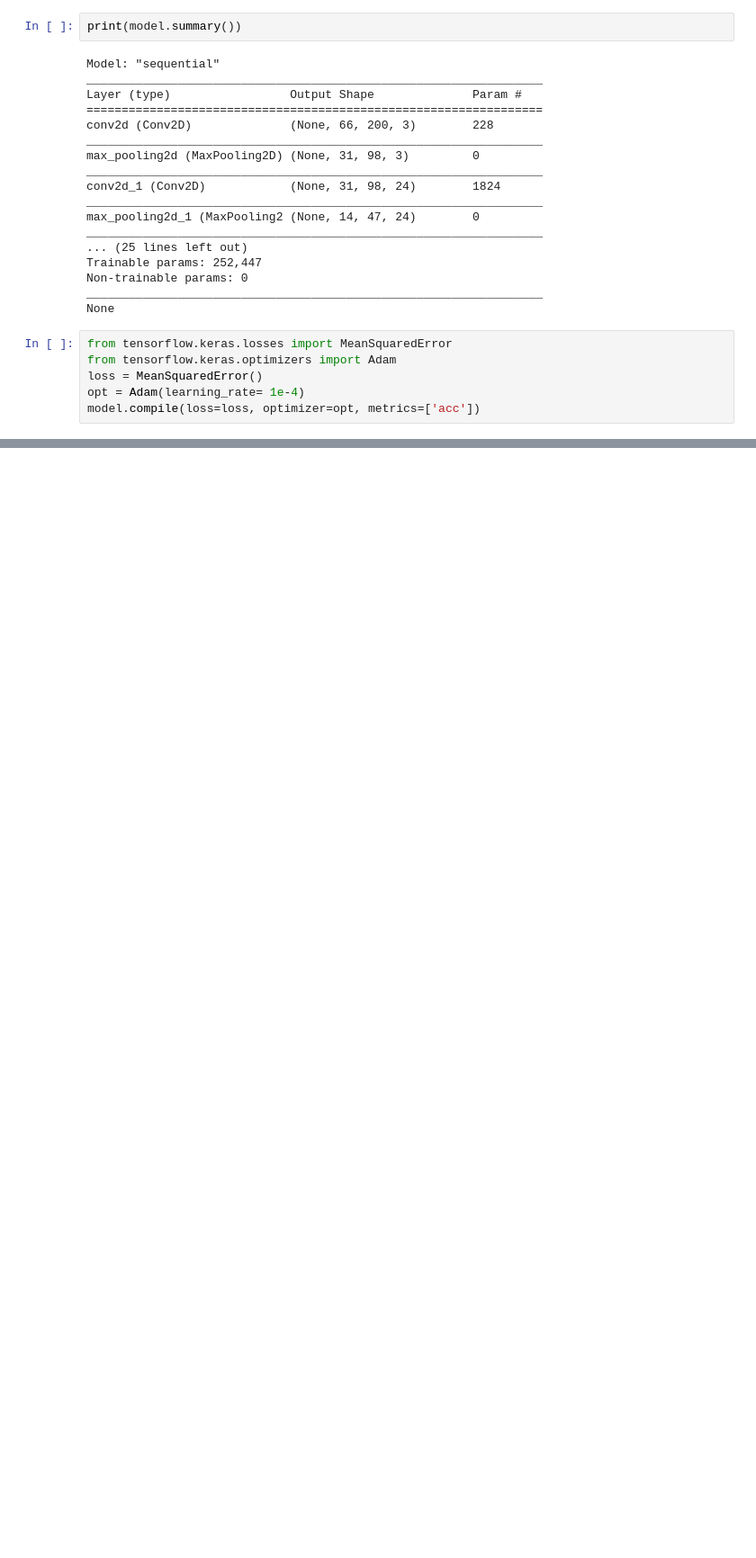
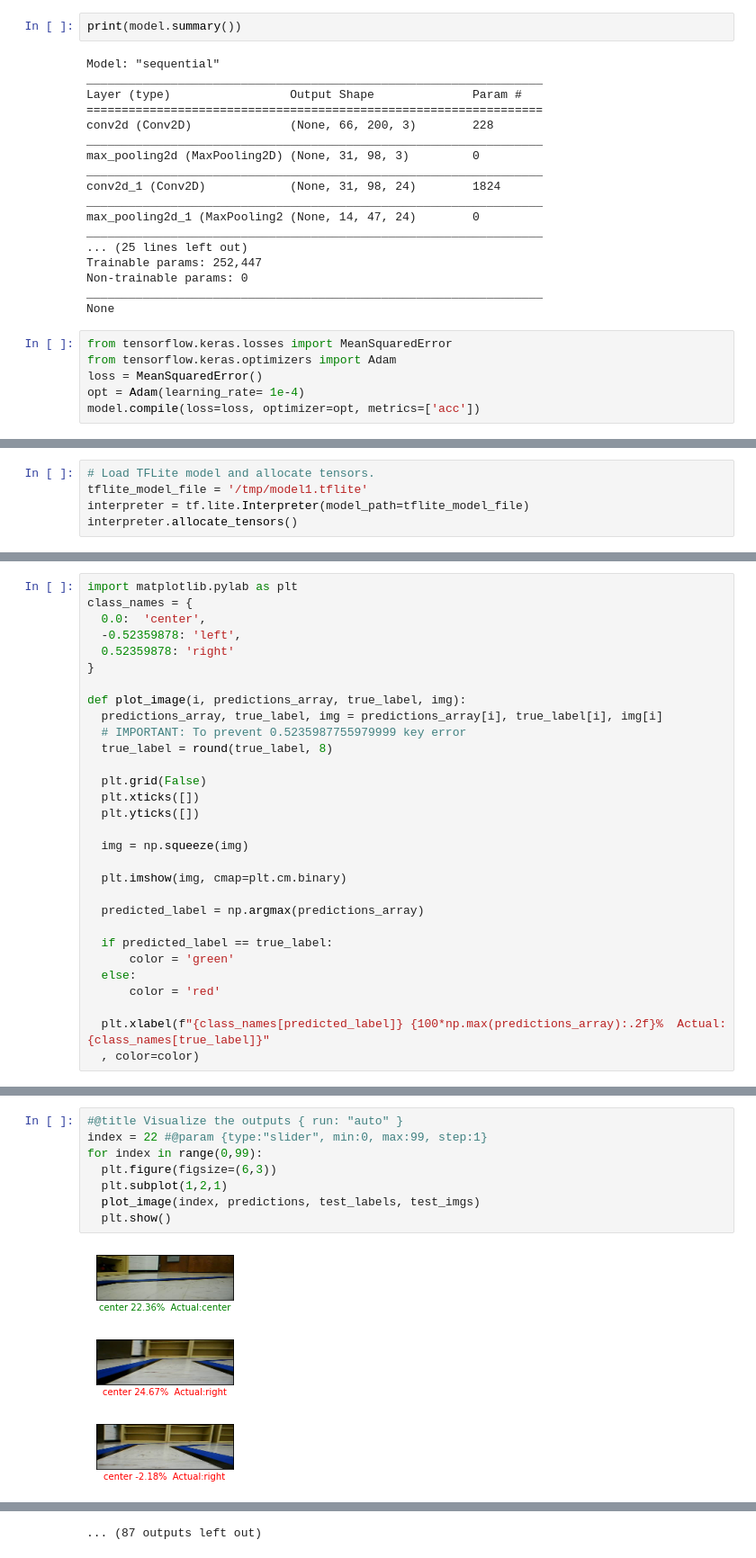
Before and after one commit to Karenw1004/Deeppicar-v3, a Jupyter notebook: Research.ipynb, the cells around one changed output, grey strips where cells are left out. Shown at 90% size. Cells and saved outputs as stored; diff of their text form; blank space fills up the shorter version.

Commit message:
Output visualization with slider

```diff
--- a/Research.ipynb
+++ b/Research.ipynb
@@ -325,0 +345,5 @@ Epoch 10/10
+# %%
+# Load TFLite model and allocate tensors.
+tflite_model_file = '/tmp/model1.tflite'
+interpreter = tf.lite.Interpreter(model_path=tflite_model_file)
+interpreter.allocate_tensors()
@@ -325,0 +387,30 @@ Epoch 10/10
+# %%
+import matplotlib.pylab as plt
+class_names = {
+  0.0:  'center',
+  -0.52359878: 'left',
+  0.52359878: 'right'
+}
+
+def plot_image(i, predictions_array, true_label, img):
+  predictions_array, true_label, img = predictions_array[i], true_label[i], img[i]
+  # IMPORTANT: To prevent 0.5235987755979999 key error
+  true_label = round(true_label, 8)
+
+  plt.grid(False)
+  plt.xticks([])
+  plt.yticks([])
+
+  img = np.squeeze(img)
+
+  plt.imshow(img, cmap=plt.cm.binary)
+
+  predicted_label = np.argmax(predictions_array)
+
+  if predicted_label == true_label:
+      color = 'green'
+  else:
+      color = 'red'
+
+  plt.xlabel(f"{class_names[predicted_label]} {100*np.max(predictions_array):.2f}%  Actual:{class_names[true_label]}"
+  , color=color)
@@ -325,0 +419,12 @@ Epoch 10/10
+# %%
+#@title Visualize the outputs { run: "auto" }
+index = 22 #@param {type:"slider", min:0, max:99, step:1}
+for index in range(0,99):
+  plt.figure(figsize=(6,3))
+  plt.subplot(1,2,1)
+  plot_image(index, predictions, test_labels, test_imgs)
+  plt.show()
+# %% [output]
+[figure, added]
+[figure, added]
+[figure, added]
@@ -325,0 +440 @@ Epoch 10/10
+... (87 outputs left out)
```
Also changed, not shown: parts of 15 cells of this notebook.
